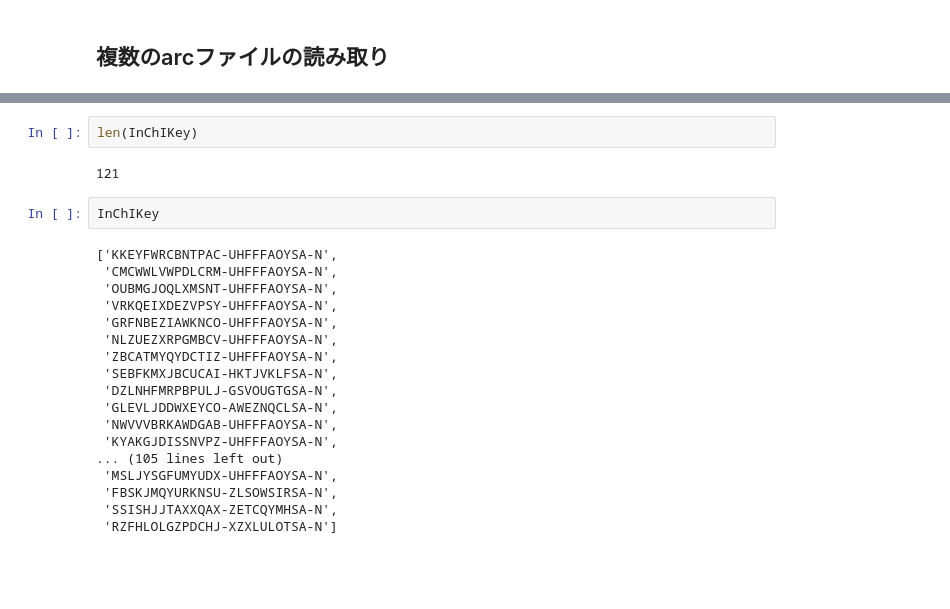
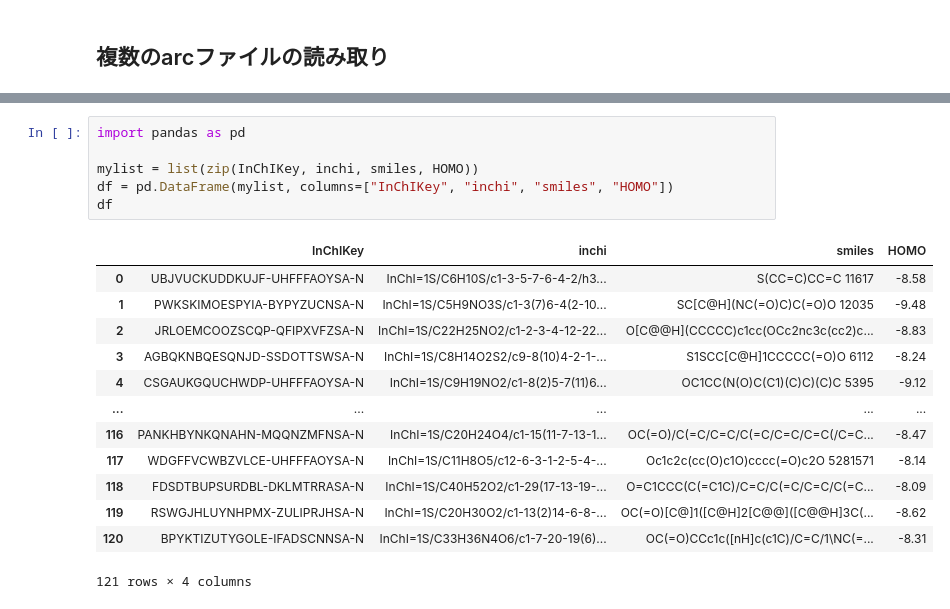
Before and after one commit to chemoinformatics-lecture/lecture-beginner, a Jupyter notebook: lesson05_MOPAC/【03】mopacの計算ファイルの確認_colab.ipynb, the cells around one changed output, grey strips where cells are left out. Cells and saved outputs as stored; diff of their text form; blank space fills up the shorter version.

```diff
--- a/lesson05_MOPAC/【03】mopacの計算ファイルの確認_colab.ipynb
+++ b/lesson05_MOPAC/【03】mopacの計算ファイルの確認_colab.ipynb
@@ -174,24 +125,20 @@ lines
-# %%
-len(InChIKey)
-# %% [output]
-121
-# %%
-InChIKey
-# %% [output]
-['KKEYFWRCBNTPAC-UHFFFAOYSA-N',
- 'CMCWWLVWPDLCRM-UHFFFAOYSA-N',
- 'OUBMGJOQLXMSNT-UHFFFAOYSA-N',
- 'VRKQEIXDEZVPSY-UHFFFAOYSA-N',
- 'GRFNBEZIAWKNCO-UHFFFAOYSA-N',
- 'NLZUEZXRPGMBCV-UHFFFAOYSA-N',
- 'ZBCATMYQYDCTIZ-UHFFFAOYSA-N',
- 'SEBFKMXJBCUCAI-HKTJVKLFSA-N',
- 'DZLNHFMRPBPULJ-GSVOUGTGSA-N',
- 'GLEVLJDDWXEYCO-AWEZNQCLSA-N',
- 'NWVVVBRKAWDGAB-UHFFFAOYSA-N',
- 'KYAKGJDISSNVPZ-UHFFFAOYSA-N',
-... (105 lines left out)
- 'MSLJYSGFUMYUDX-UHFFFAOYSA-N',
- 'FBSKJMQYURKNSU-ZLSOWSIRSA-N',
- 'SSISHJJTAXXQAX-ZETCQYMHSA-N',
- 'RZFHLOLGZPDCHJ-XZXLULOTSA-N']
+# %%
+import pandas as pd
+
+mylist = list(zip(InChIKey, inchi, smiles, HOMO))
+df = pd.DataFrame(mylist, columns=["InChIKey", "inchi", "smiles", "HOMO"])
+df
+# %% [output]
+|  | InChIKey | inchi | smiles | HOMO |
+| 0 | UBJVUCKUDDKUJF-UHFFFAOYSA-N | InChI=1S/C6H10S/c1-3-5-7-6-4-2/h3... | S(CC=C)CC=C 11617 | -8.58 |
+| 1 | PWKSKIMOESPYIA-BYPYZUCNSA-N | InChI=1S/C5H9NO3S/c1-3(7)6-4(2-10... | SC[C@H](NC(=O)C)C(=O)O 12035 | -9.48 |
+| 2 | JRLOEMCOOZSCQP-QFIPXVFZSA-N | InChI=1S/C22H25NO2/c1-2-3-4-12-22... | O[C@@H](CCCCC)c1cc(OCc2nc3c(cc2)c... | -8.83 |
+| 3 | AGBQKNBQESQNJD-SSDOTTSWSA-N | InChI=1S/C8H14O2S2/c9-8(10)4-2-1-... | S1SCC[C@H]1CCCCC(=O)O 6112 | -8.24 |
+| 4 | CSGAUKGQUCHWDP-UHFFFAOYSA-N | InChI=1S/C9H19NO2/c1-8(2)5-7(11)6... | OC1CC(N(O)C(C1)(C)C)(C)C 5395 | -9.12 |
+| ... | ... | ... | ... | ... |
+| 116 | PANKHBYNKQNAHN-MQQNZMFNSA-N | InChI=1S/C20H24O4/c1-15(11-7-13-1... | OC(=O)/C(=C/C=C/C(=C/C=C/C=C(/C=C... | -8.47 |
+| 117 | WDGFFVCWBZVLCE-UHFFFAOYSA-N | InChI=1S/C11H8O5/c12-6-3-1-2-5-4-... | Oc1c2c(cc(O)c1O)cccc(=O)c2O 5281571 | -8.14 |
+| 118 | FDSDTBUPSURDBL-DKLMTRRASA-N | InChI=1S/C40H52O2/c1-29(17-13-19-... | O=C1CCC(C(=C1C)/C=C/C(=C/C=C/C(=C... | -8.09 |
+| 119 | RSWGJHLUYNHPMX-ZULIPRJHSA-N | InChI=1S/C20H30O2/c1-13(2)14-6-8-... | OC(=O)[C@]1([C@H]2[C@@]([C@@H]3C(... | -8.62 |
+| 120 | BPYKTIZUTYGOLE-IFADSCNNSA-N | InChI=1S/C33H36N4O6/c1-7-20-19(6)... | OC(=O)CCc1c([nH]c(c1C)/C=C/1\NC(=... | -8.31 |
+121 rows × 4 columns
```
Also changed, not shown: parts of 8 cells of this notebook.
